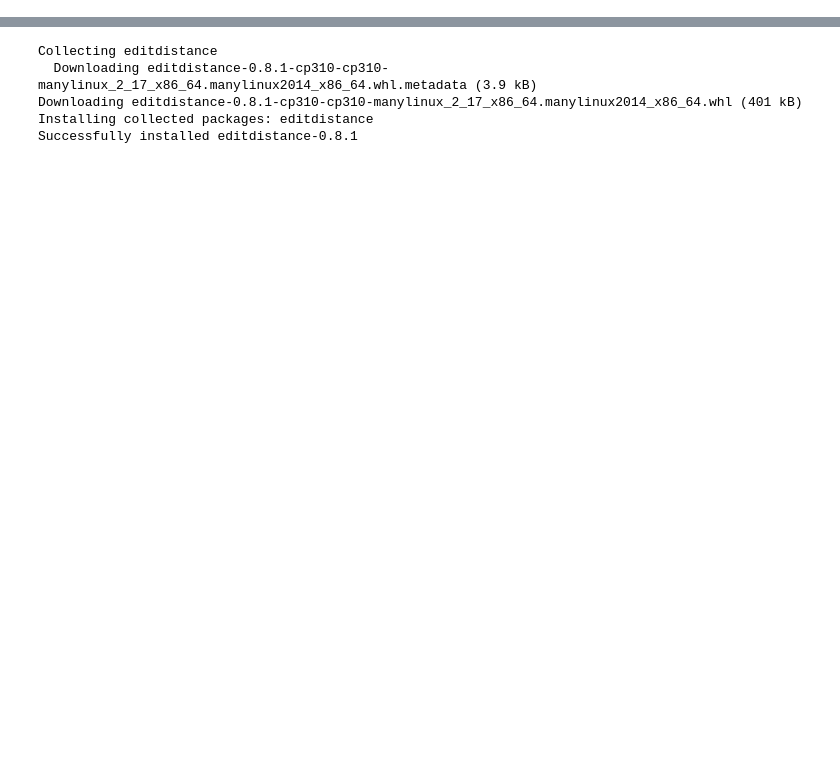
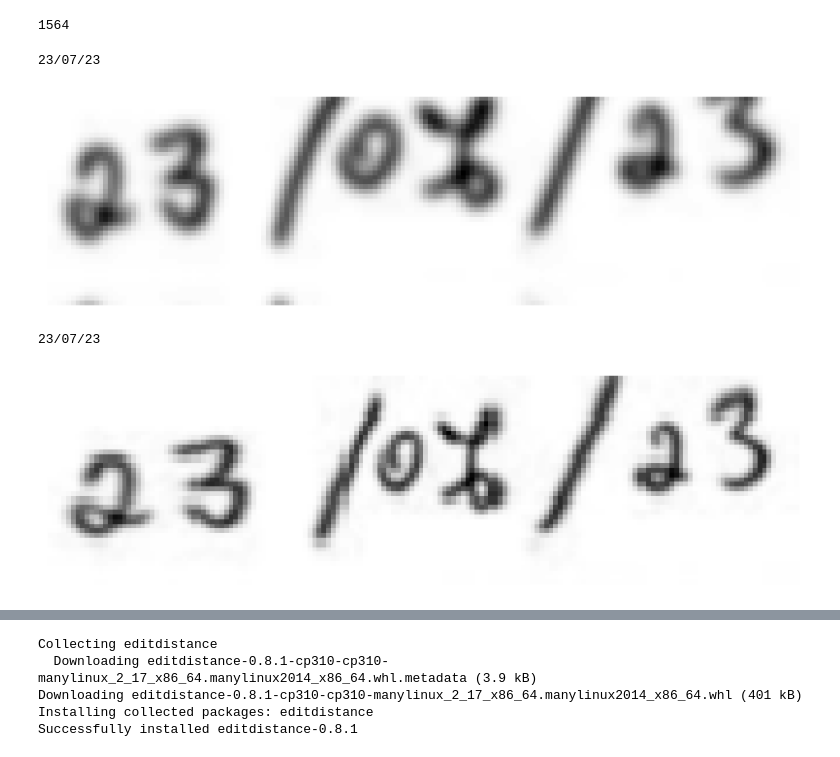
Before and after one commit to orestasdulinskas/handwrinting_recognition, a Jupyter notebook: journal-mvp.ipynb, the cells around one changed output, grey strips where cells are left out. Cells and saved outputs as stored; diff of their text form; code cells hidden in the pictures; blank space fills up the shorter version.

```diff
--- a/journal-mvp.ipynb
+++ b/journal-mvp.ipynb
@@ -57 +96,19 @@ px.imshow(np.squeeze(images[4]), color_continuous_scale='gray')
+# %%
+len(images)
+# %% [output]
+1564
+# %%
+import matplotlib.pyplot as plt
+
+for i in range(0,2):
+    print(labels[i])
+    plt.figure(figsize=(10, 10))
+    plt.imshow(np.squeeze(images[i]), cmap='gray')
+    plt.axis('off')  # Hide the axis
+    plt.show()
+# %% [output]
+23/07/23
+[figure, added]
+23/07/23
+[figure, added]
 # %%
```
Also changed, not shown: parts of 16 cells of this notebook.
